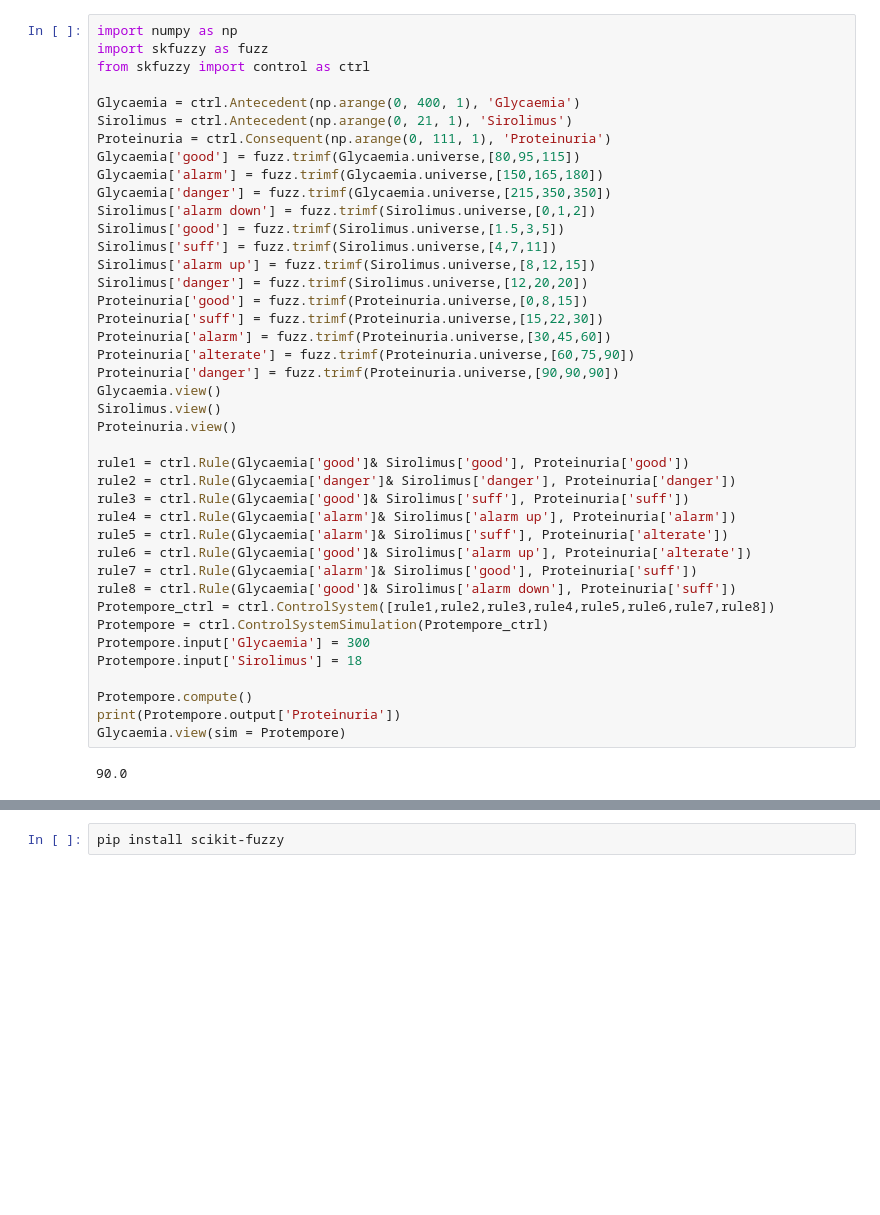
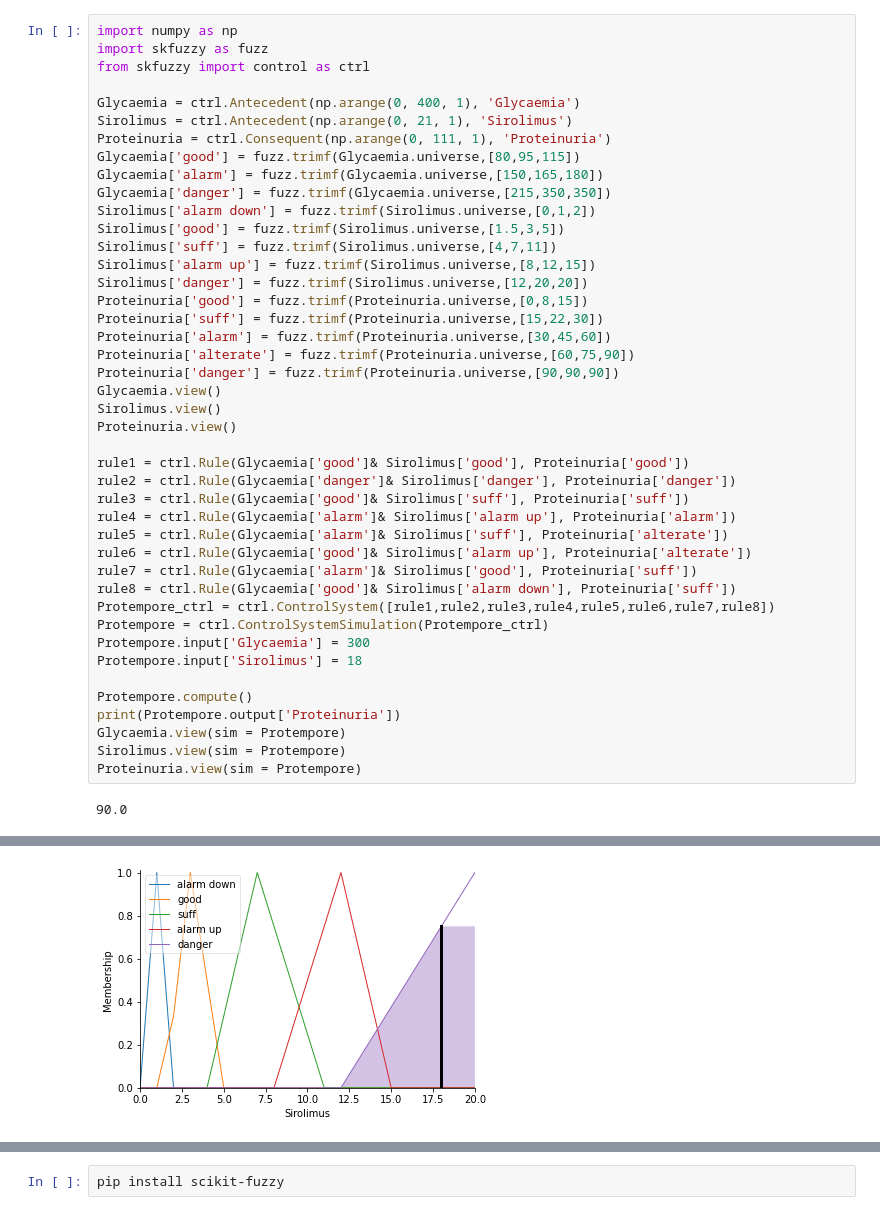
Before and after one commit to Huy987asd/BT, a Jupyter notebook: Fuzzy_logic_HW.ipynb, the cells around one changed output, grey strips where cells are left out. Drawn from its saved outputs; the diff is of its cells as text; blank space fills up the shorter version.

```diff
--- a/Fuzzy_logic_HW.ipynb
+++ b/Fuzzy_logic_HW.ipynb
@@ -20,30 +20,33 @@ Proteinuria['good'] = fuzz.trimf(Proteinuria.universe,[0,8,15])
 Proteinuria['suff'] = fuzz.trimf(Proteinuria.universe,[15,22,30])
 Proteinuria['alarm'] = fuzz.trimf(Proteinuria.universe,[30,45,60])
 Proteinuria['alterate'] = fuzz.trimf(Proteinuria.universe,[60,75,90])
 Proteinuria['danger'] = fuzz.trimf(Proteinuria.universe,[90,90,90])
 Glycaemia.view()
 Sirolimus.view()
 Proteinuria.view()
 
 rule1 = ctrl.Rule(Glycaemia['good']& Sirolimus['good'], Proteinuria['good'])
 rule2 = ctrl.Rule(Glycaemia['danger']& Sirolimus['danger'], Proteinuria['danger'])
 rule3 = ctrl.Rule(Glycaemia['good']& Sirolimus['suff'], Proteinuria['suff'])
 rule4 = ctrl.Rule(Glycaemia['alarm']& Sirolimus['alarm up'], Proteinuria['alarm'])
 rule5 = ctrl.Rule(Glycaemia['alarm']& Sirolimus['suff'], Proteinuria['alterate'])
 rule6 = ctrl.Rule(Glycaemia['good']& Sirolimus['alarm up'], Proteinuria['alterate'])
 rule7 = ctrl.Rule(Glycaemia['alarm']& Sirolimus['good'], Proteinuria['suff'])
 rule8 = ctrl.Rule(Glycaemia['good']& Sirolimus['alarm down'], Proteinuria['suff'])
 Protempore_ctrl = ctrl.ControlSystem([rule1,rule2,rule3,rule4,rule5,rule6,rule7,rule8])
 Protempore = ctrl.ControlSystemSimulation(Protempore_ctrl)
 Protempore.input['Glycaemia'] = 300
 Protempore.input['Sirolimus'] = 18
 
 Protempore.compute()
 print(Protempore.output['Proteinuria'])
 Glycaemia.view(sim = Protempore)
+Sirolimus.view(sim = Protempore)
+Proteinuria.view(sim = Protempore)
 # %% [output]
 90.0
 [figure]
 [figure]
 [figure]
 [figure]
+[figure, added]
```
Also changed, not shown: parts of 1 cell of this notebook.
